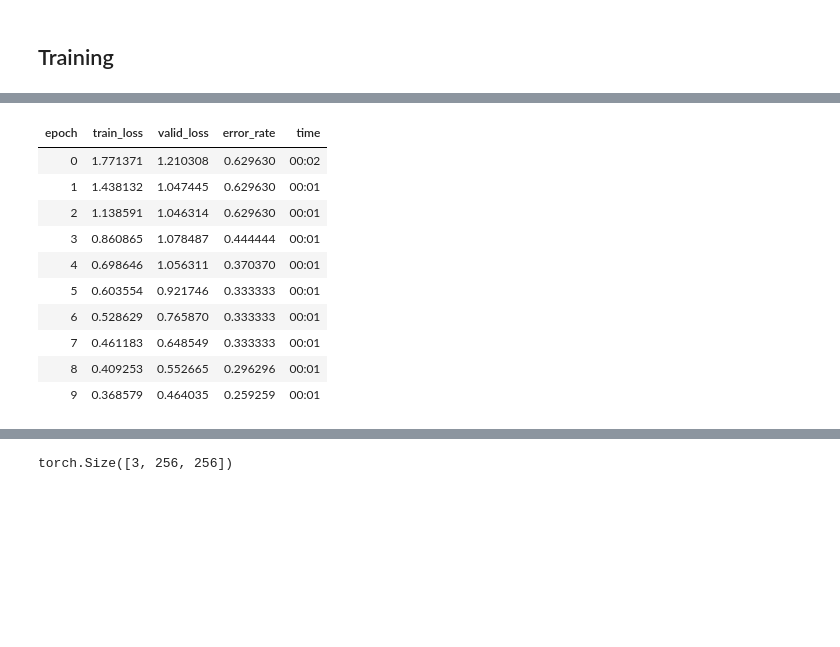
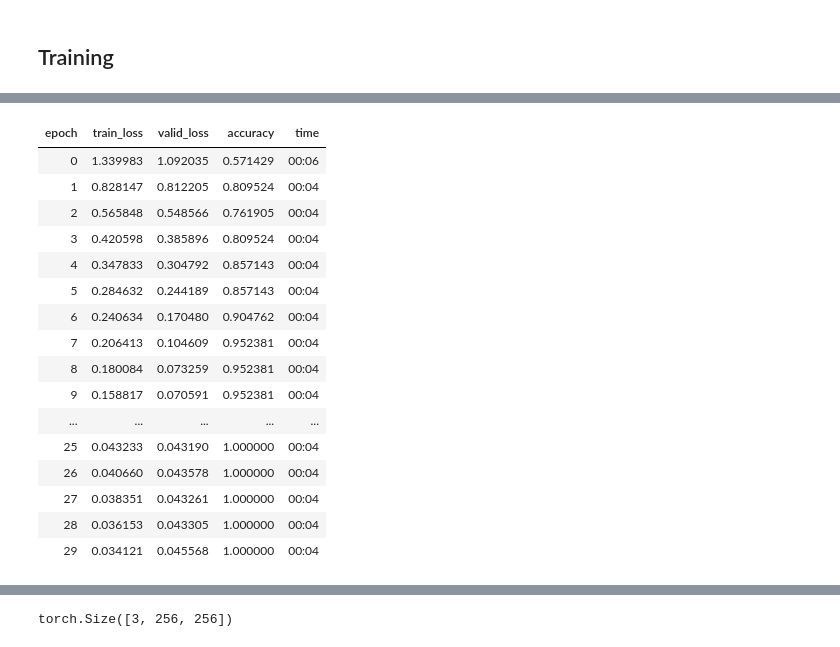
Before and after one commit to skaliy/audio_classification, a Jupyter notebook: nbs/spectogram_classification.ipynb, the cells around one changed output, grey strips where cells are left out. Cells and saved outputs as stored; diff of their text form; code cells hidden in the pictures; blank space fills up the shorter version.

```diff
--- a/nbs/spectogram_classification.ipynb
+++ b/nbs/spectogram_classification.ipynb
@@ -20,4 +17,4 @@ IndentationError: unexpected indent (<ipython-input-4-2e43c3d054e1>, line 2)
 # %%
-data = ImageDataBunch.from_folder(path, train="train_melspecs", valid='val_melspecs', ds_tfms=None, size=128, bs=bs)
+data = ImageDataBunch.from_folder(path, train="train_melspecs", valid='val_melspecs', ds_tfms=None, bs=bs)
 data.normalize(imagenet_stats)
 data.show_batch(rows=3, figsize=(8,8))
@@ -26,7 +27,7 @@ print(data.classes)
 # %% [markdown]
 ## Training
 # %%
-learn = create_cnn(data, models.resnet34, metrics=error_rate)
+learn = cnn_learner(data, models.resnet34, metrics=accuracy)
 # %%
 learn.lr_find()
 learn.recorder.plot()
@@ -37,17 +38,23 @@ LR Finder is complete, type {learner_name}.recorder.plot() to see the graph.
 # %%
-lr= 1e-2
-learn.fit_one_cycle(10, slice(lr))
+lr= 3e-2
+learn.fit_one_cycle(30, slice(lr))
 # %% [output]
-| epoch | train_loss | valid_loss | error_rate | time |
-| 0 | 1.771371 | 1.210308 | 0.629630 | 00:02 |
-| 1 | 1.438132 | 1.047445 | 0.629630 | 00:01 |
-| 2 | 1.138591 | 1.046314 | 0.629630 | 00:01 |
-| 3 | 0.860865 | 1.078487 | 0.444444 | 00:01 |
-| 4 | 0.698646 | 1.056311 | 0.370370 | 00:01 |
-| 5 | 0.603554 | 0.921746 | 0.333333 | 00:01 |
-| 6 | 0.528629 | 0.765870 | 0.333333 | 00:01 |
-| 7 | 0.461183 | 0.648549 | 0.333333 | 00:01 |
-| 8 | 0.409253 | 0.552665 | 0.296296 | 00:01 |
-| 9 | 0.368579 | 0.464035 | 0.259259 | 00:01 |
+| epoch | train_loss | valid_loss | accuracy | time |
+| 0 | 1.339983 | 1.092035 | 0.571429 | 00:06 |
+| 1 | 0.828147 | 0.812205 | 0.809524 | 00:04 |
+| 2 | 0.565848 | 0.548566 | 0.761905 | 00:04 |
+| 3 | 0.420598 | 0.385896 | 0.809524 | 00:04 |
+| 4 | 0.347833 | 0.304792 | 0.857143 | 00:04 |
+| 5 | 0.284632 | 0.244189 | 0.857143 | 00:04 |
+| 6 | 0.240634 | 0.170480 | 0.904762 | 00:04 |
+| 7 | 0.206413 | 0.104609 | 0.952381 | 00:04 |
+| 8 | 0.180084 | 0.073259 | 0.952381 | 00:04 |
+| 9 | 0.158817 | 0.070591 | 0.952381 | 00:04 |
+| ... | ... | ... | ... | ... |
+| 25 | 0.043233 | 0.043190 | 1.000000 | 00:04 |
+| 26 | 0.040660 | 0.043578 | 1.000000 | 00:04 |
+| 27 | 0.038351 | 0.043261 | 1.000000 | 00:04 |
+| 28 | 0.036153 | 0.043305 | 1.000000 | 00:04 |
+| 29 | 0.034121 | 0.045568 | 1.000000 | 00:04 |
 # %%
 learn.save('stage-1')
```
Also changed, not shown: parts of 17 cells of this notebook, 10 other files.
